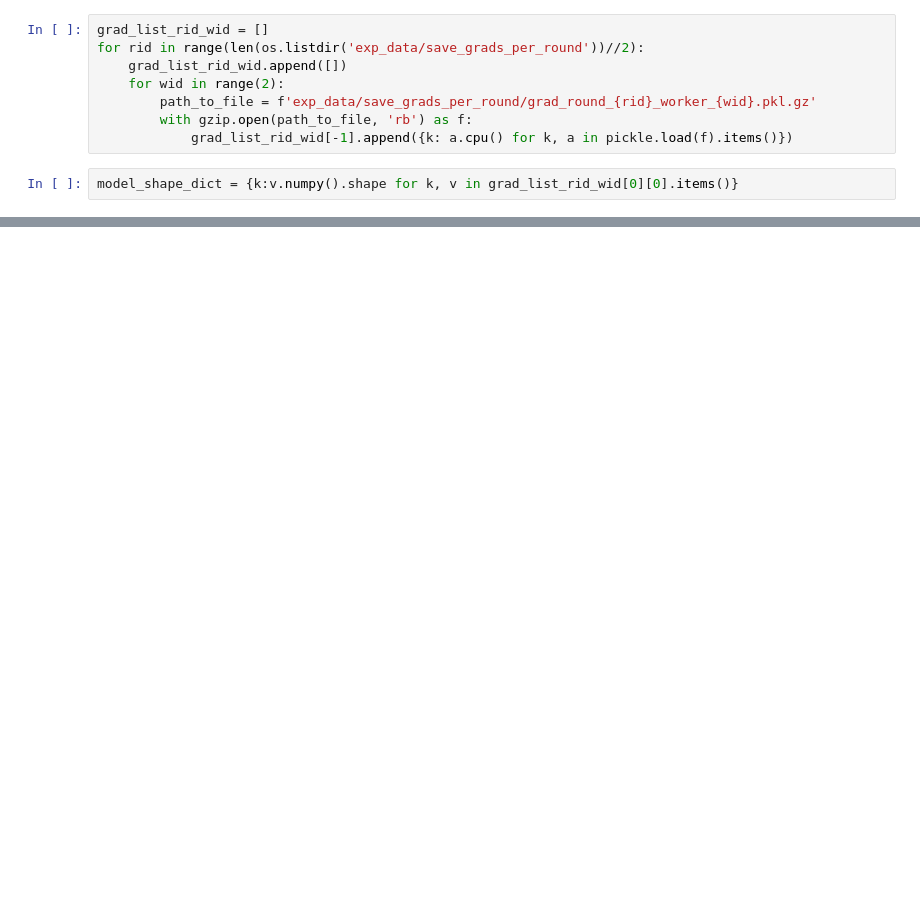
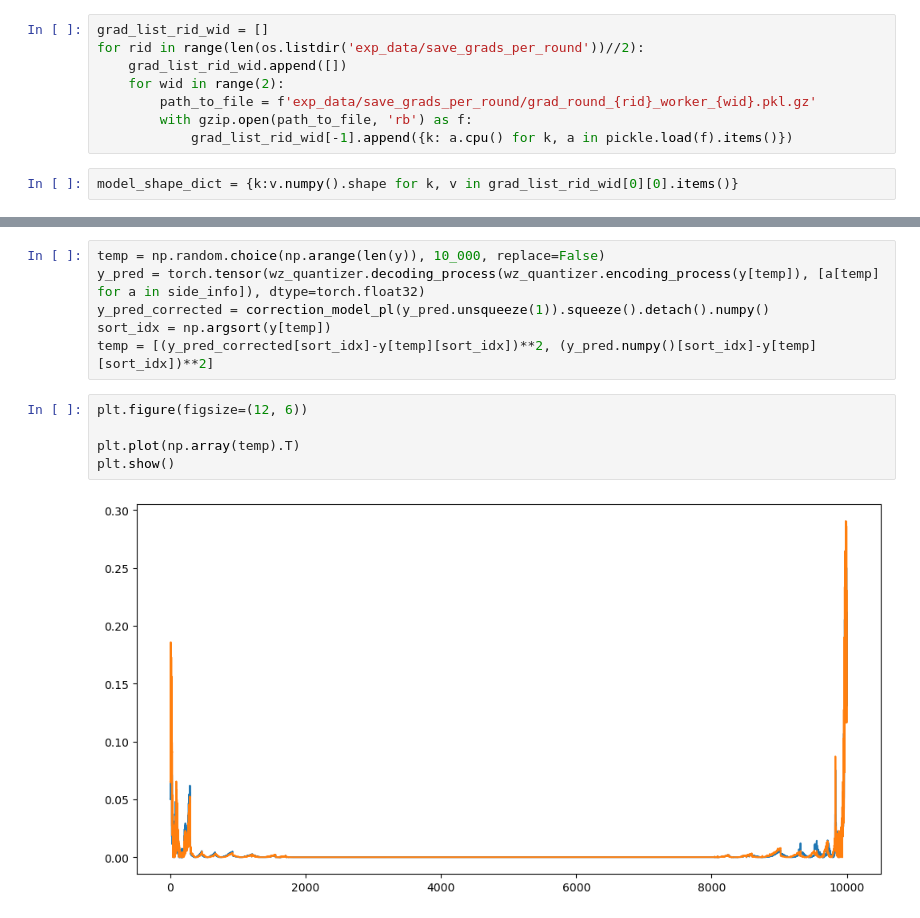
Before and after one commit to HosseinOutward/VUB-ACS-25_Thesis, a Jupyter notebook: experiments/finding_a_good_protocol.ipynb, the cells around one changed output, grey strips where cells are left out. Drawn from its saved outputs; the diff is of its cells as text; blank space fills up the shorter version.

```diff
--- a/experiments/finding_a_good_protocol.ipynb
+++ b/experiments/finding_a_good_protocol.ipynb
@@ -246,0 +187,13 @@ plot_stats(broadcast_prot.entire_stats)
+# %%
+temp = np.random.choice(np.arange(len(y)), 10_000, replace=False)
+y_pred = torch.tensor(wz_quantizer.decoding_process(wz_quantizer.encoding_process(y[temp]), [a[temp] for a in side_info]), dtype=torch.float32)
+y_pred_corrected = correction_model_pl(y_pred.unsqueeze(1)).squeeze().detach().numpy()
+sort_idx = np.argsort(y[temp])
+temp = [(y_pred_corrected[sort_idx]-y[temp][sort_idx])**2, (y_pred.numpy()[sort_idx]-y[temp][sort_idx])**2]
+# %%
+plt.figure(figsize=(12, 6))
+
+plt.plot(np.array(temp).T)
+plt.show()
+# %% [output]
+[figure, added]
```
Also changed, not shown: parts of 9 cells of this notebook, 5 other files.
